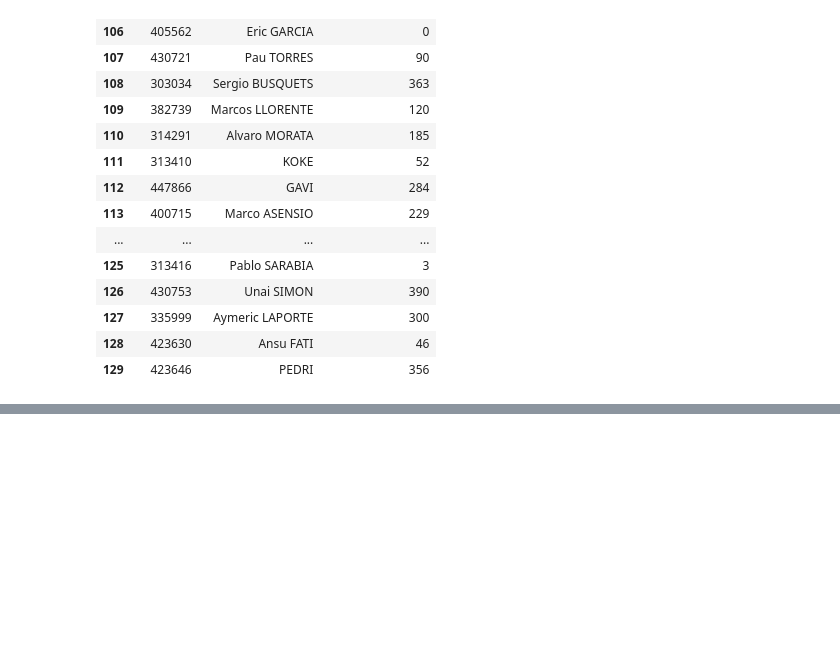
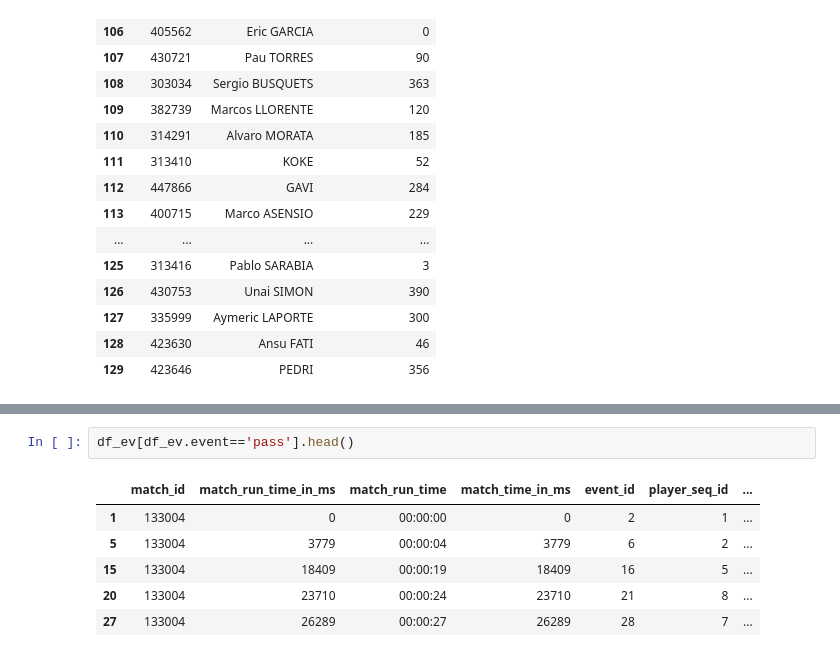
Before and after one commit to Davidteje/FP_Fifa-World-Cup-2022_Spain-Analysis, a Jupyter notebook: src/main.ipynb, the cells around one changed output, grey strips where cells are left out. Drawn from its saved outputs; the diff is of its cells as text; blank space fills up the shorter version.

```diff
--- a/src/main.ipynb
+++ b/src/main.ipynb
@@ -161,0 +191,9 @@ minutos_jugados(df_esp_mar, df_minutos)
+# %%
+df_ev[df_ev.event=='pass'].head()
+# %% [output]
+|  | match_id | match_run_time_in_ms | match_run_time | match_time_in_ms | event_id | player_seq_id | ... |
+| 1 | 133004 | 0 | 00:00:00 | 0 | 2 | 1 | ... |
+| 5 | 133004 | 3779 | 00:00:04 | 3779 | 6 | 2 | ... |
+| 15 | 133004 | 18409 | 00:00:19 | 18409 | 16 | 5 | ... |
+| 20 | 133004 | 23710 | 00:00:24 | 23710 | 21 | 8 | ... |
+| 27 | 133004 | 26289 | 00:00:27 | 26289 | 28 | 7 | ... |
```
Also changed, not shown: parts of 9 cells of this notebook, 17 other files.
